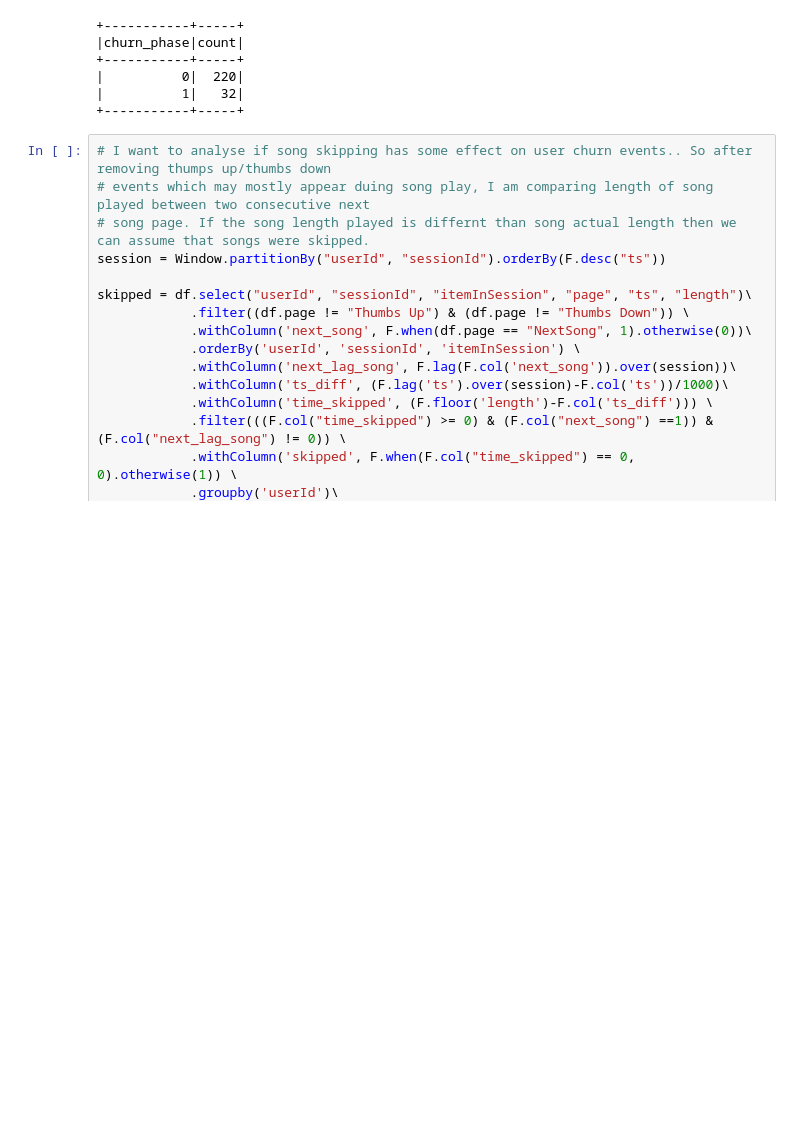
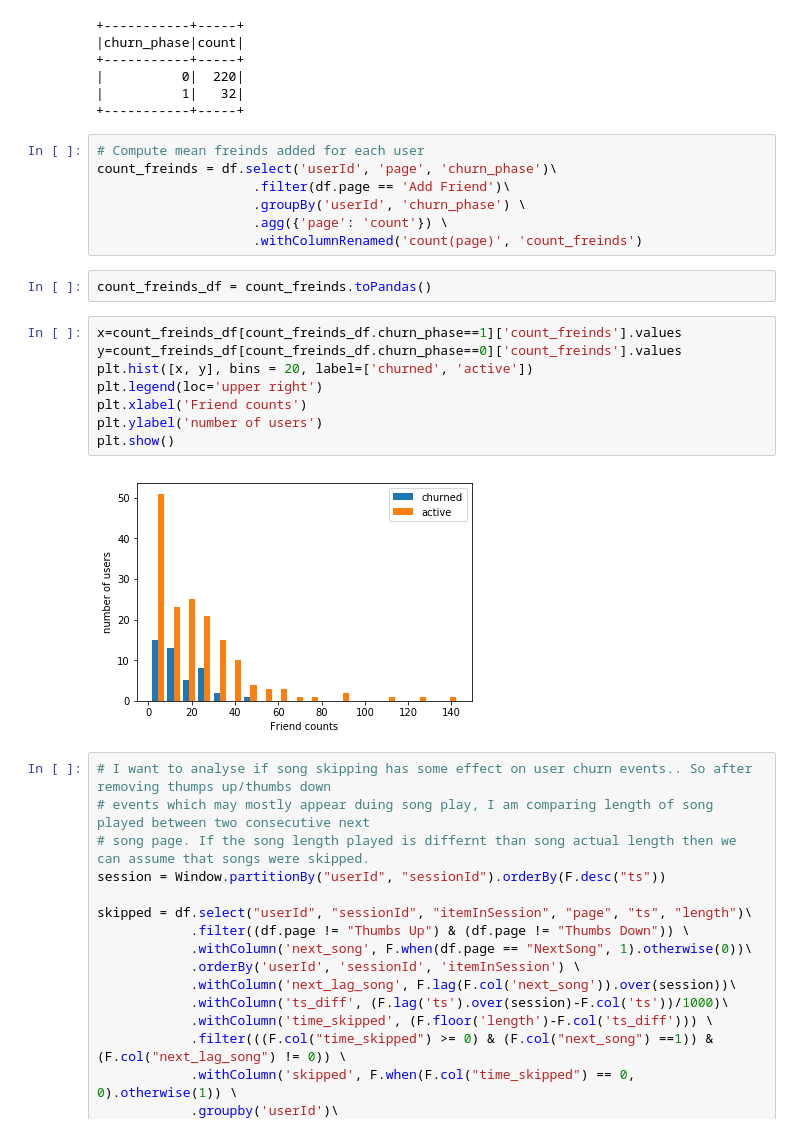
Before and after one commit to khemkaiitr/DSNG, a Jupyter notebook: sparkify/Sparkify.ipynb, the cells around one changed output. Drawn from its saved outputs; the diff is of its cells as text; blank space fills up the shorter version.

```diff
--- a/sparkify/Sparkify.ipynb
+++ b/sparkify/Sparkify.ipynb
@@ -466,6 +508,25 @@ df.filter((df.page=='Error')).groupBy('churn_phase').count().show()
 |          0|  220|
 |          1|   32|
 +-----------+-----+
+# %%
+# Compute mean freinds added for each user
+count_freinds = df.select('userId', 'page', 'churn_phase')\
+                    .filter(df.page == 'Add Friend')\
+                    .groupBy('userId', 'churn_phase') \
+                    .agg({'page': 'count'}) \
+                    .withColumnRenamed('count(page)', 'count_freinds')
+# %%
+count_freinds_df = count_freinds.toPandas()
+# %%
+x=count_freinds_df[count_freinds_df.churn_phase==1]['count_freinds'].values
+y=count_freinds_df[count_freinds_df.churn_phase==0]['count_freinds'].values
+plt.hist([x, y], bins = 20, label=['churned', 'active'])
+plt.legend(loc='upper right')
+plt.xlabel('Friend counts')
+plt.ylabel('number of users')
+plt.show()
+# %% [output]
+[figure, added]
 # %%
 # I want to analyse if song skipping has some effect on user churn events.. So after removing thumps up/thumbs down
 # events which may mostly appear duing song play, I am comparing length of song played between two consecutive next
```
Also changed, not shown: parts of 30 cells of this notebook, 1 other file.
